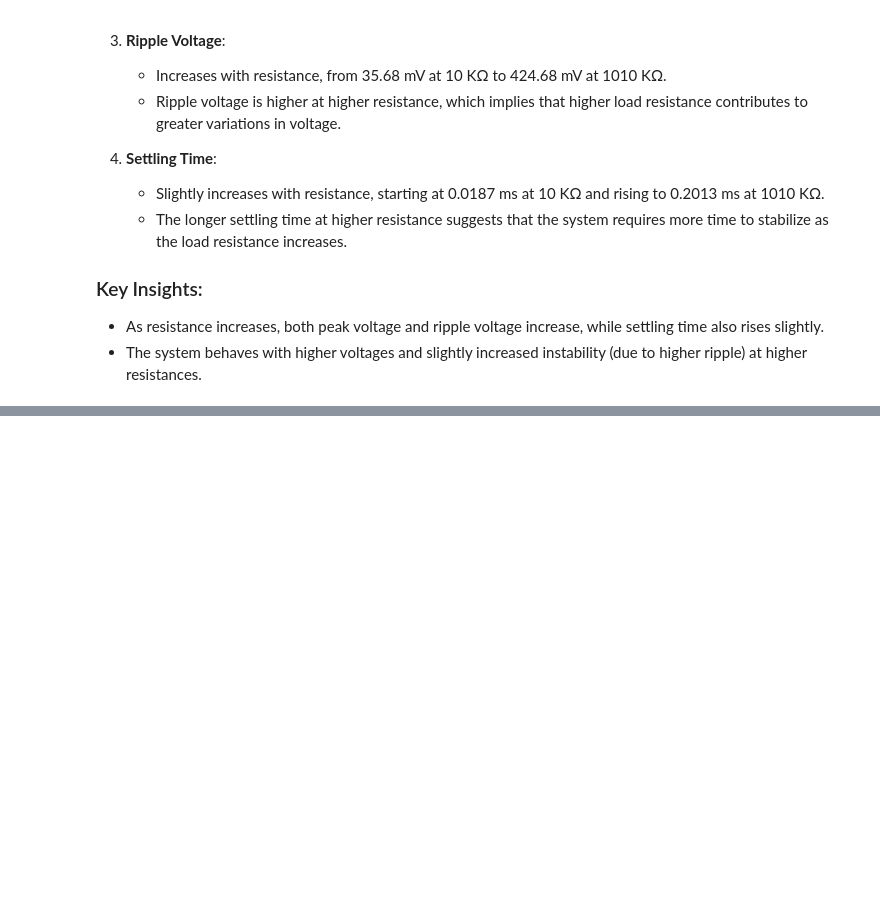
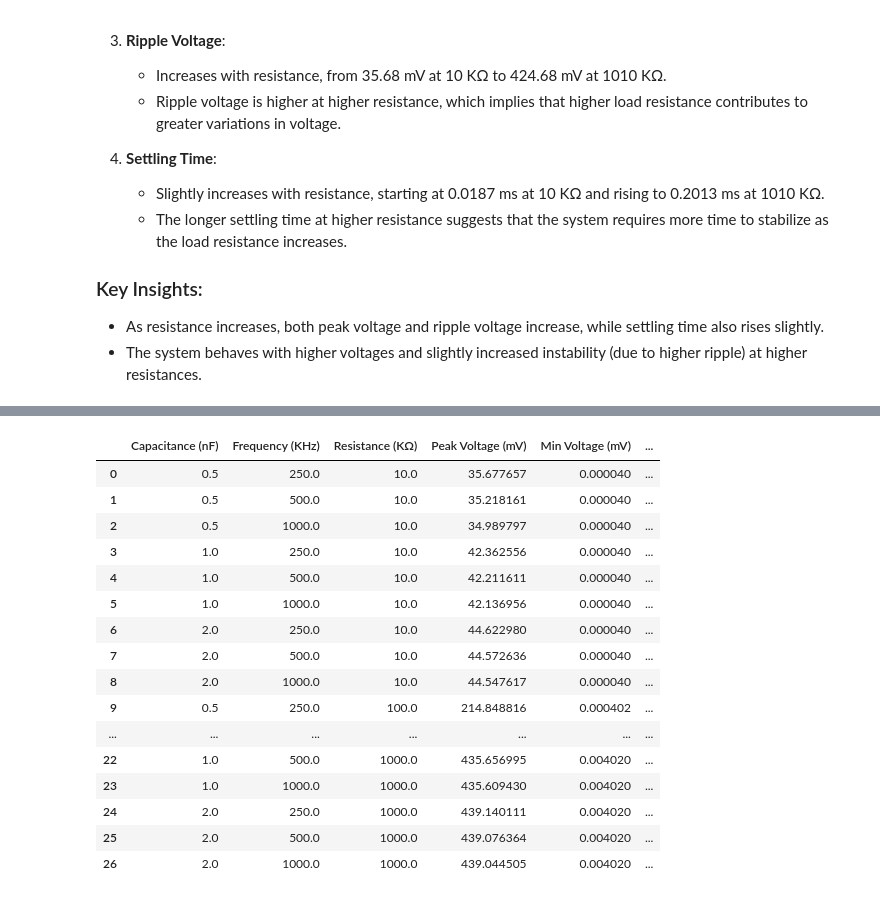
Before and after one commit to imran-nazir0011/minor-project-7th-sem, a Jupyter notebook: transient_analysis.ipynb, the cells around one changed output, grey strips where cells are left out. Saved outputs shown, nothing was run; the diff lists cells and outputs as text; code cells hidden in the pictures; blank space fills up the shorter version.

```diff
--- a/transient_analysis.ipynb
+++ b/transient_analysis.ipynb
@@ -507,3 +544,3 @@ The Graph shows the relationship between load resistance (ranging from 10 KΩ to
 # %%
-csv_file_path = 'results/simulation_results.csv'
-df7 = pd.read_csv(csv_file_path)
+file_path = "results/comprehensive_analysis.csv"
+df8 = pd.read_csv(file_path)
@@ -601,0 +559,20 @@ plt.show()
+# %%
+df8
+# %% [output]
+|  | Capacitance (nF) | Frequency (KHz) | Resistance (KΩ) | Peak Voltage (mV) | Min Voltage (mV) | ... |
+| 0 | 0.5 | 250.0 | 10.0 | 35.677657 | 0.000040 | ... |
+| 1 | 0.5 | 500.0 | 10.0 | 35.218161 | 0.000040 | ... |
+| 2 | 0.5 | 1000.0 | 10.0 | 34.989797 | 0.000040 | ... |
+| 3 | 1.0 | 250.0 | 10.0 | 42.362556 | 0.000040 | ... |
+| 4 | 1.0 | 500.0 | 10.0 | 42.211611 | 0.000040 | ... |
+| 5 | 1.0 | 1000.0 | 10.0 | 42.136956 | 0.000040 | ... |
+| 6 | 2.0 | 250.0 | 10.0 | 44.622980 | 0.000040 | ... |
+| 7 | 2.0 | 500.0 | 10.0 | 44.572636 | 0.000040 | ... |
+| 8 | 2.0 | 1000.0 | 10.0 | 44.547617 | 0.000040 | ... |
+| 9 | 0.5 | 250.0 | 100.0 | 214.848816 | 0.000402 | ... |
+| ... | ... | ... | ... | ... | ... | ... |
+| 22 | 1.0 | 500.0 | 1000.0 | 435.656995 | 0.004020 | ... |
+| 23 | 1.0 | 1000.0 | 1000.0 | 435.609430 | 0.004020 | ... |
+| 24 | 2.0 | 250.0 | 1000.0 | 439.140111 | 0.004020 | ... |
+| 25 | 2.0 | 500.0 | 1000.0 | 439.076364 | 0.004020 | ... |
+| 26 | 2.0 | 1000.0 | 1000.0 | 439.044505 | 0.004020 | ... |
```
Also changed, not shown: parts of 52 cells of this notebook, 2 other files.
